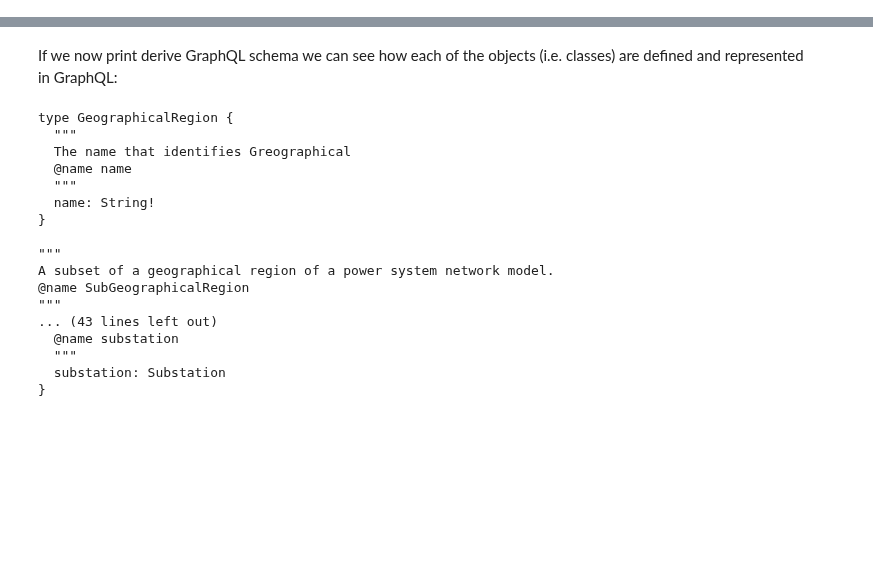
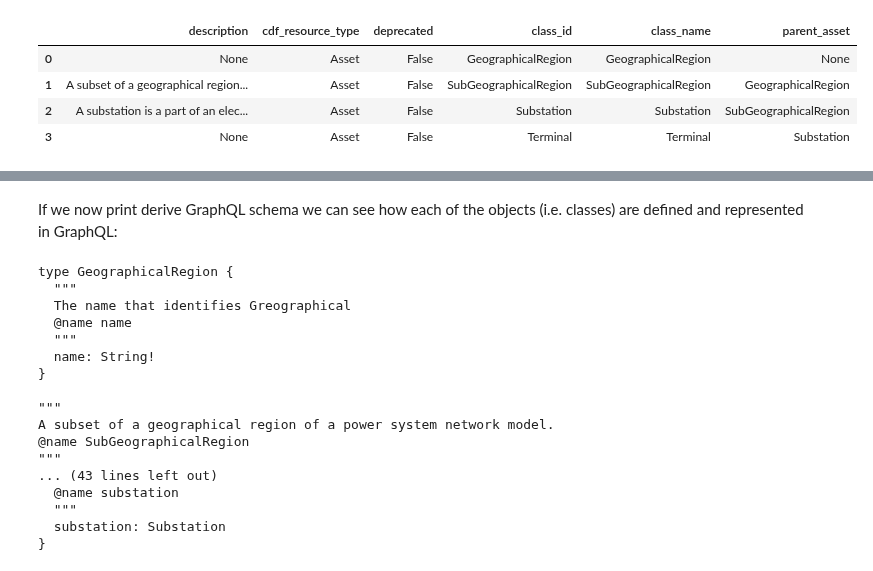
Before and after one commit to cognitedata/neat, a Jupyter notebook: docs/tutorial/notebooks/part-1-data-model-generation.ipynb, the cells around one changed output, grey strips where cells are left out. Drawn from its saved outputs; the diff is of its cells as text; code cells hidden in the pictures; blank space fills up the shorter version.

```diff
--- a/docs/tutorial/notebooks/part-1-data-model-generation.ipynb
+++ b/docs/tutorial/notebooks/part-1-data-model-generation.ipynb
@@ -30,0 +75,8 @@ from cognite.neat.rules.examples import power_grid_model
+# %%
+power_rules.classes
+# %% [output]
+|  | description | cdf_resource_type | deprecated | class_id | class_name | parent_asset |
+| 0 | None | Asset | False | GeographicalRegion | GeographicalRegion | None |
+| 1 | A subset of a geographical region... | Asset | False | SubGeographicalRegion | SubGeographicalRegion | GeographicalRegion |
+| 2 | A substation is a part of an elec... | Asset | False | Substation | Substation | SubGeographicalRegion |
+| 3 | None | Asset | False | Terminal | Terminal | Substation |
```
Also changed, not shown: parts of 24 cells of this notebook, 32 other files.
